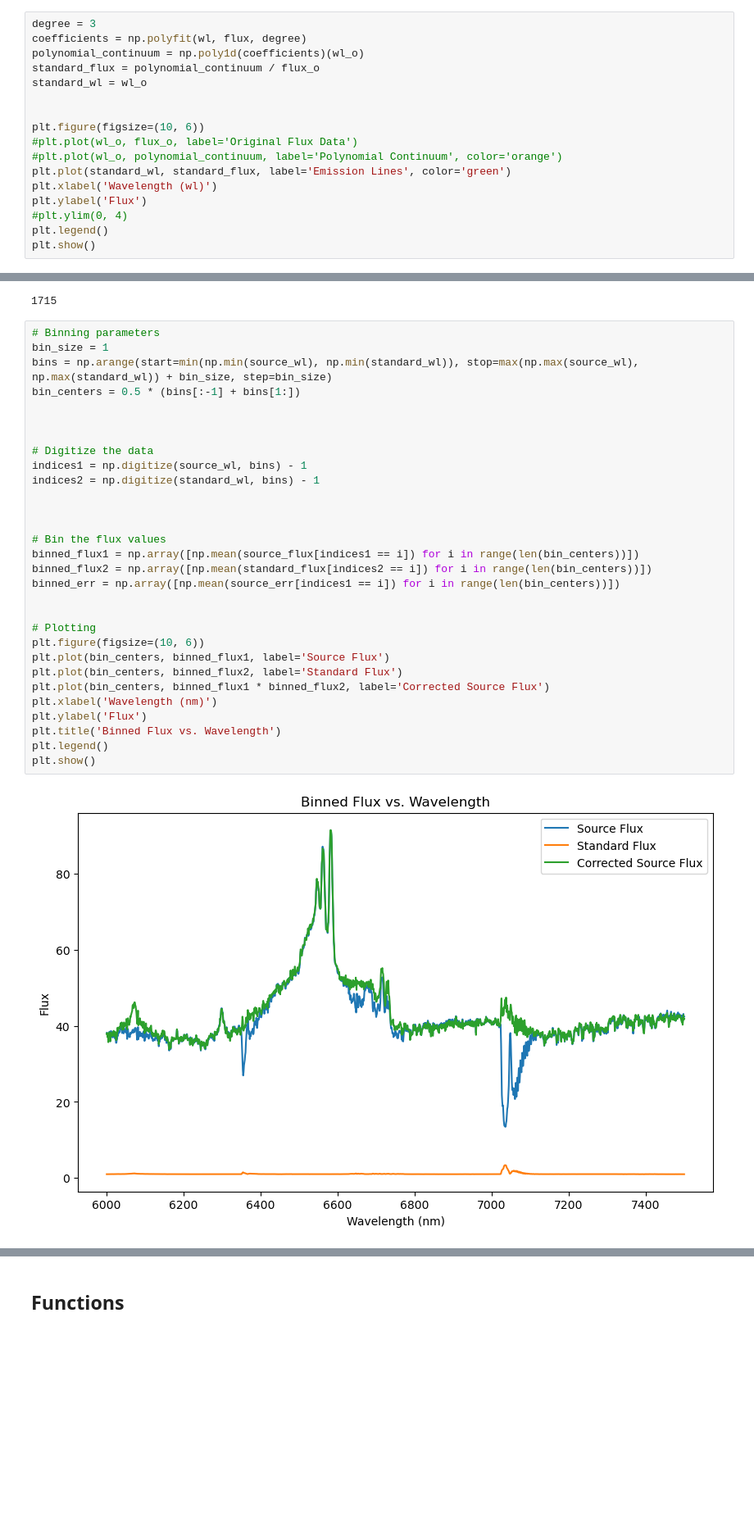
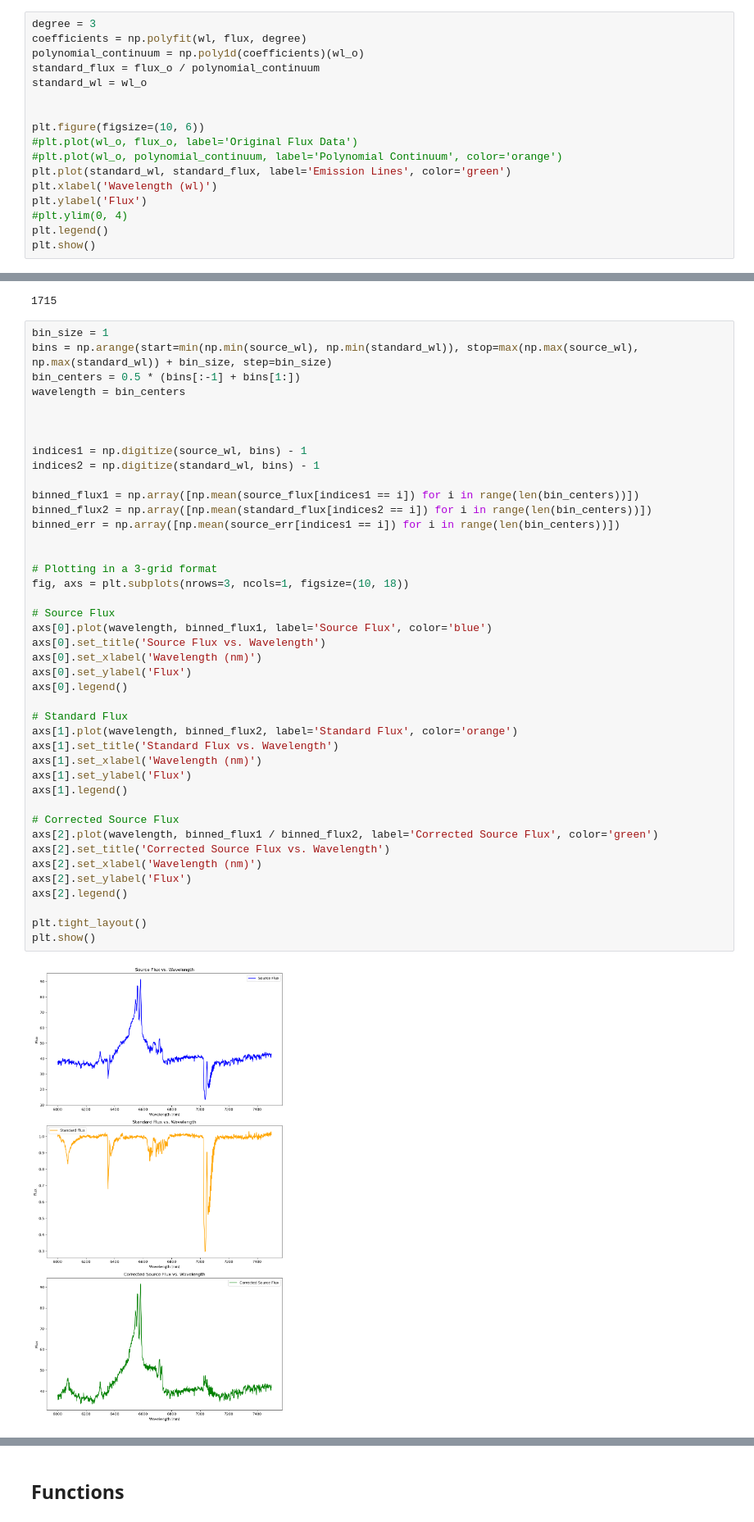
Before and after one commit to seratsaad/ticktock, a Jupyter notebook: Spectral Decomposition - Optical - Halpha.ipynb, the cells around one changed output, grey strips where cells are left out. Shown at 82% size. Cells and saved outputs as stored; diff of their text form; blank space fills up the shorter version.

```diff
--- a/Spectral Decomposition - Optical - Halpha.ipynb
+++ b/Spectral Decomposition - Optical - Halpha.ipynb
@@ -120,7 +120,7 @@ plt.show()
 degree = 3
 coefficients = np.polyfit(wl, flux, degree)
 polynomial_continuum = np.poly1d(coefficients)(wl_o)
-standard_flux = polynomial_continuum / flux_o
+standard_flux = flux_o / polynomial_continuum
 standard_wl = wl_o
 
 
@@ -167,35 +167,47 @@ print(len(source_flux))
 [figure]
 1715
 # %%
-# Binning parameters
 bin_size = 1
 bins = np.arange(start=min(np.min(source_wl), np.min(standard_wl)), stop=max(np.max(source_wl), np.max(standard_wl)) + bin_size, step=bin_size)
 bin_centers = 0.5 * (bins[:-1] + bins[1:])
+wavelength = bin_centers
 
 
 
-# Digitize the data
 indices1 = np.digitize(source_wl, bins) - 1
 indices2 = np.digitize(standard_wl, bins) - 1
 
-
-
-# Bin the flux values
 binned_flux1 = np.array([np.mean(source_flux[indices1 == i]) for i in range(len(bin_centers))])
 binned_flux2 = np.array([np.mean(standard_flux[indices2 == i]) for i in range(len(bin_centers))])
 binned_err = np.array([np.mean(source_err[indices1 == i]) for i in range(len(bin_centers))])
 
 
-# Plotting
-plt.figure(figsize=(10, 6))
-plt.plot(bin_centers, binned_flux1, label='Source Flux')
-plt.plot(bin_centers, binned_flux2, label='Standard Flux')
-plt.plot(bin_centers, binned_flux1 * binned_flux2, label='Corrected Source Flux')
-plt.xlabel('Wavelength (nm)')
-plt.ylabel('Flux')
-plt.title('Binned Flux vs. Wavelength')
-plt.legend()
+# Plotting in a 3-grid format
+fig, axs = plt.subplots(nrows=3, ncols=1, figsize=(10, 18))
+
+# Source Flux
+axs[0].plot(wavelength, binned_flux1, label='Source Flux', color='blue')
+axs[0].set_title('Source Flux vs. Wavelength')
+axs[0].set_xlabel('Wavelength (nm)')
+axs[0].set_ylabel('Flux')
+axs[0].legend()
+
+# Standard Flux
+axs[1].plot(wavelength, binned_flux2, label='Standard Flux', color='orange')
+axs[1].set_title('Standard Flux vs. Wavelength')
+axs[1].set_xlabel('Wavelength (nm)')
+axs[1].set_ylabel('Flux')
+axs[1].legend()
+
+# Corrected Source Flux
+axs[2].plot(wavelength, binned_flux1 / binned_flux2, label='Corrected Source Flux', color='green')
+axs[2].set_title('Corrected Source Flux vs. Wavelength')
+axs[2].set_xlabel('Wavelength (nm)')
+axs[2].set_ylabel('Flux')
+axs[2].legend()
+
+plt.tight_layout()
 plt.show()
 # %% [output]
-[figure, old version]
+[figure, new version]
 # %%
```
Also changed, not shown: parts of 5 cells of this notebook.
